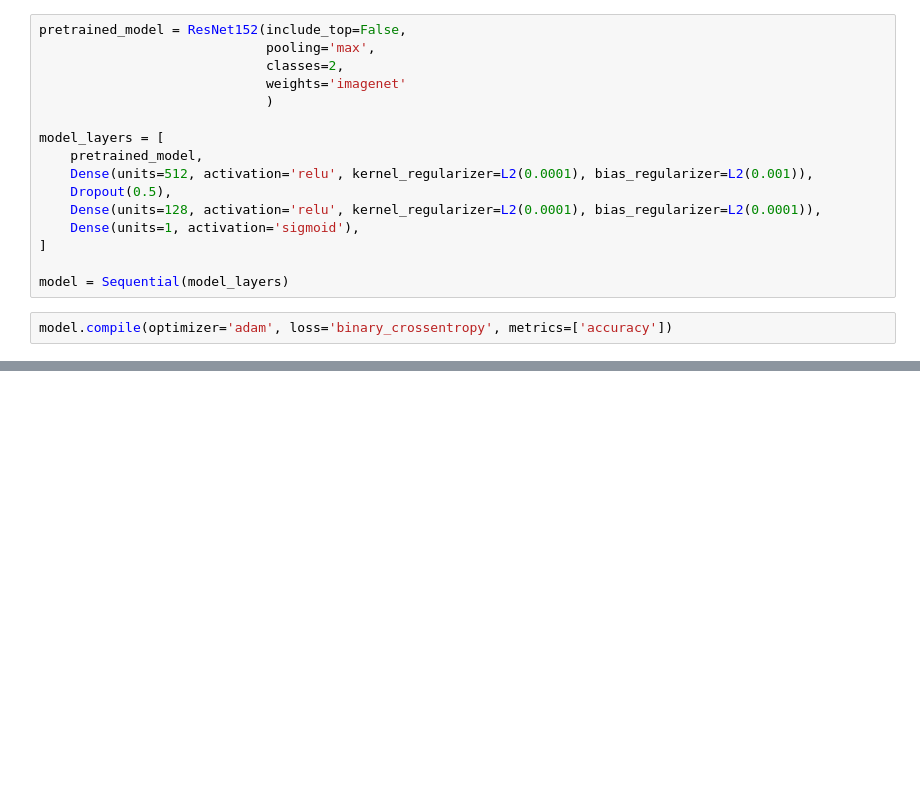
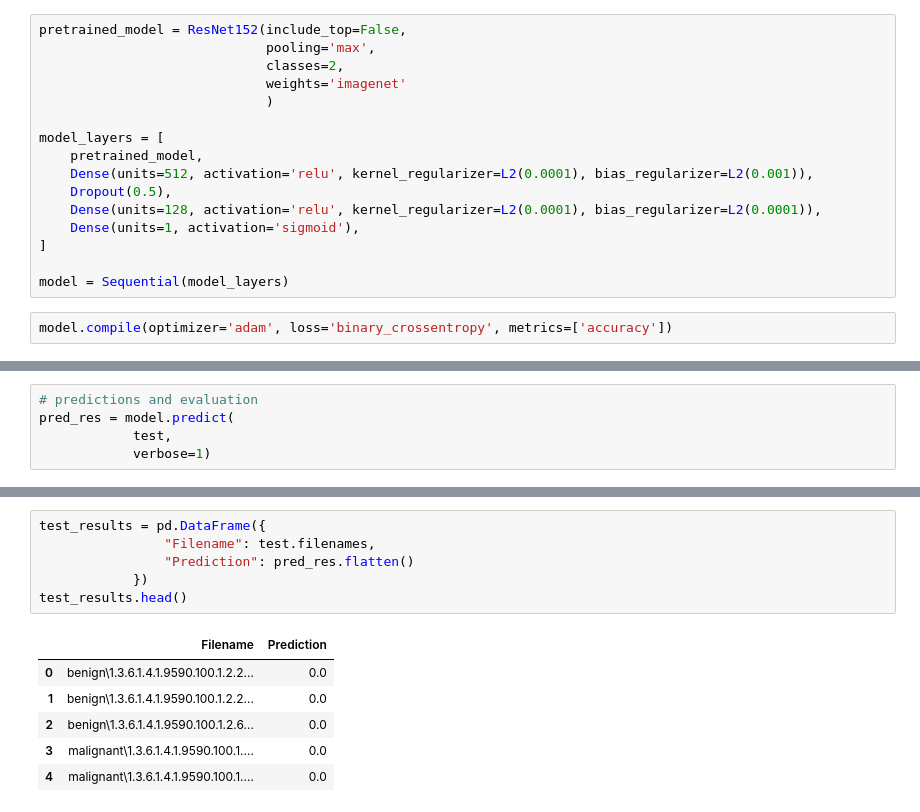
Before and after one commit to QUT-HA-Projects/ifn646-project, a Jupyter notebook: model.ipynb, the cells around one changed output, grey strips where cells are left out. Drawn from its saved outputs; the diff is of its cells as text; blank space fills up the shorter version.

```diff
--- a/model.ipynb
+++ b/model.ipynb
@@ -85,0 +161,5 @@ plt.ylabel('True positive rate')
+# %%
+# predictions and evaluation
+pred_res = model.predict(
+            test,
+            verbose=1)
@@ -85,0 +174,13 @@ plt.ylabel('True positive rate')
+# %%
+test_results = pd.DataFrame({
+                "Filename": test.filenames,
+                "Prediction": pred_res.flatten()
+            })
+test_results.head()
+# %% [output]
+|  | Filename | Prediction |
+| 0 | benign\1.3.6.1.4.1.9590.100.1.2.2... | 0.0 |
+| 1 | benign\1.3.6.1.4.1.9590.100.1.2.2... | 0.0 |
+| 2 | benign\1.3.6.1.4.1.9590.100.1.2.6... | 0.0 |
+| 3 | malignant\1.3.6.1.4.1.9590.100.1.... | 0.0 |
+| 4 | malignant\1.3.6.1.4.1.9590.100.1.... | 0.0 |
```
Also changed, not shown: parts of 9 cells of this notebook.
